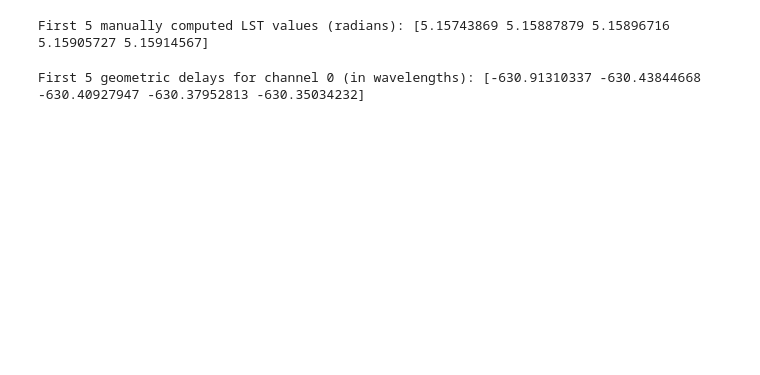
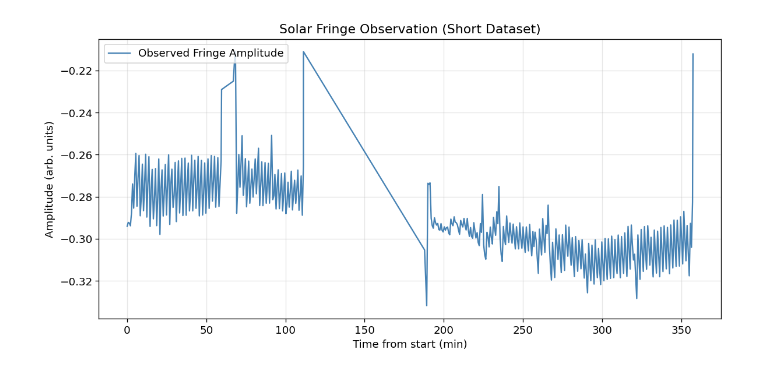
Before and after one commit to averybooks/radiolab2026-Cal, a Jupyter notebook: Rafpy_Function_Testing.ipynb, the cells around one changed output. Saved outputs shown, nothing was run; the diff lists cells and outputs as text; code cells hidden in the pictures; blank space fills up the shorter version.

Commit message:
Create graph for presentation, also made code for regular stats

```diff
--- a/Rafpy_Function_Testing.ipynb
+++ b/Rafpy_Function_Testing.ipynb
@@ -37,23 +1,51 @@ First 5 Hour Angle values (radians): [-1.08888729 -1.08745083 -1.08736269 -1.087
-# %%
-ra_rad = np.radians(results['sun_ra_deg'])
-lst_manual = np.radians(results['sun_ra_deg']) + h_s  # invert HA formula
-print("First 5 manually computed LST values (radians):", lst_manual[:5])
-# %% [output]
-First 5 manually computed LST values (radians): [5.15743869 5.15887879 5.15896716 5.15905727 5.15914567]
-# %%
-import numpy as np
-from rafpy.params import InterfParams
-from rafpy.fringe import geometric_delay_from_params
-
-# Create an interferometer parameters object (defaults from params.py)
-p = InterfParams()
-
-# Sun declination in radians
-delta_rad = np.radians(results['sun_dec_deg'])
-
-# Compute geometric delay for the first channel (chan_idx=0) as an example
-tau_g_first_chan = geometric_delay_from_params(h_s, delta_rad, p, chan_idx=0)
-
-print("First 5 geometric delays for channel 0 (in wavelengths):", tau_g_first_chan[:5])
-# %% [output]
-First 5 geometric delays for channel 0 (in wavelengths): [-630.91310337 -630.43844668 -630.40927947 -630.37952813 -630.35034232]
+# %%
+import numpy as np
+import matplotlib.pyplot as plt
+from astropy.time import Time
+from astropy.coordinates import EarthLocation, get_sun
+import astropy.units as u
+
+# --- Load your .npz data ---
+data = np.load("C:/Users/medin/Downloads/Spring_2026/ASTRON121/LAB3/DATA/RTFM_4_3_spectra.npz")
+
+# --- Helper: Julian Date → Unix time ---
+def jd_to_unix(jd_array):
+    t = Time(jd_array, format='jd')
+    return t.unix
+
+# --- Helper: Compute hour angles ---
+def compute_hour_angles(jd_array, lat, lon):
+    t = Time(jd_array, format='jd', scale='utc')
+    location = EarthLocation(lat=lat*u.deg, lon=lon*u.deg)
+    sun_coord = get_sun(t)
+    lst = t.sidereal_time('mean', longitude=location.lon)
+    ha = (lst - sun_coord.ra).to(u.rad).value
+    ha = (ha + np.pi) % (2*np.pi) - np.pi  # wrap between -π and π
+    return ha
+
+# --- Observatory & Sun parameters ---
+lat = 37.0             # degrees
+lon = -122.0           # degrees
+delta = np.radians(23.0)  # Sun declination
+b_ew = 20.0            # m
+b_ns = 0.0             # m
+lam = 0.025            # m (X-band wavelength)
+
+# --- Prepare data ---
+times = jd_to_unix(data['jd'])
+ha = compute_hour_angles(data['jd'], lat, lon)
+band_amp = np.mean(data['spec_real'], axis=1)  # band-averaged amplitude
+dt_min = (times - times[0]) / 60  # minutes from start
+
+# --- Plot observed fringes ---
+fig, ax = plt.subplots(figsize=(10,5))
+ax.plot(dt_min, band_amp, color='steelblue', label='Observed Fringe Amplitude')
+
+ax.set_xlabel('Time from start (min)')
+ax.set_ylabel('Amplitude (arb. units)')
+ax.set_title('Solar Fringe Observation (Short Dataset)')
+ax.legend(loc='upper left')
+fig.tight_layout()
+plt.show()
+# %% [output]
+[figure, added]
```
Also changed, not shown: parts of 6 cells of this notebook.
